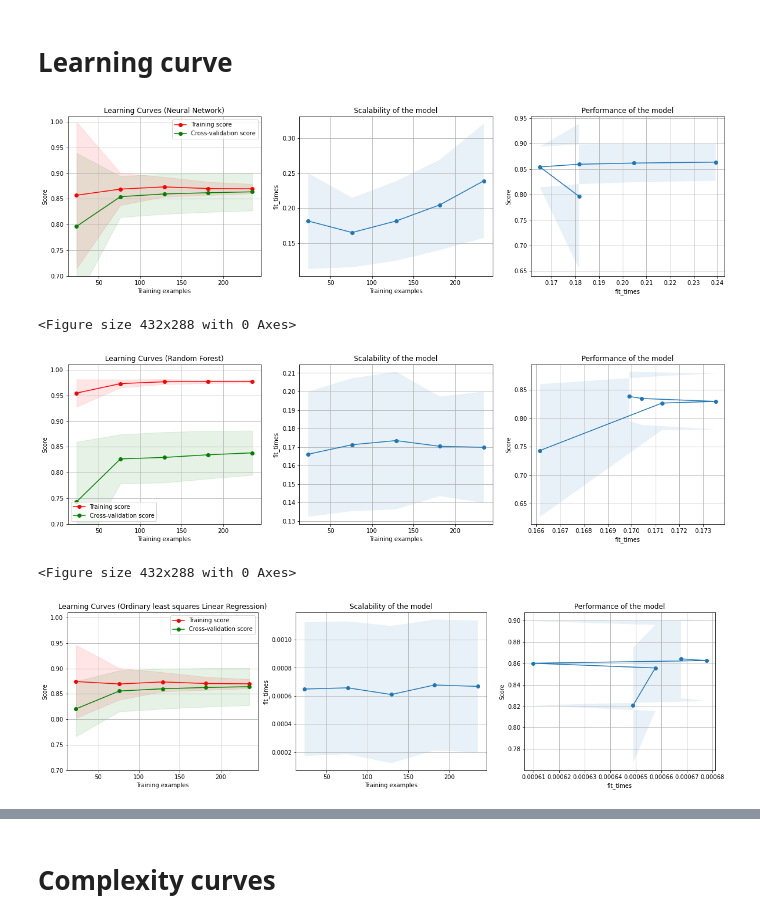
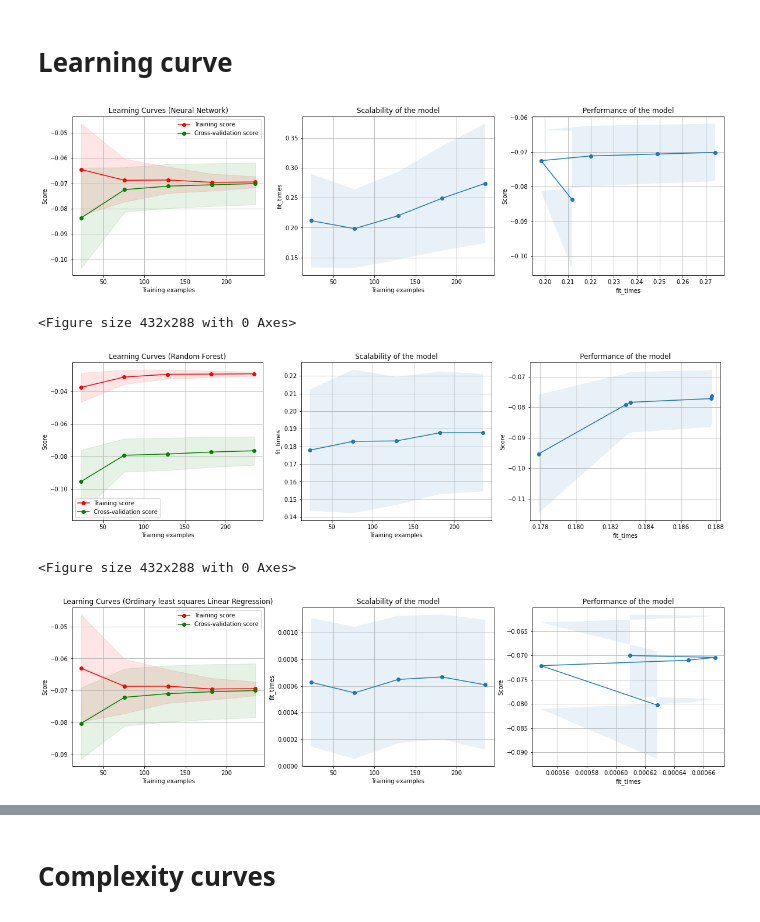
Before and after one commit to sechava4/monitoreogrid, a Jupyter notebook: app/Develops/Consumption_estimation_Journal/Model_generation_notebook.ipynb, the cells around one changed output, grey strips where cells are left out. Saved outputs shown, nothing was run; the diff lists cells and outputs as text; code cells hidden in the pictures.

```diff
--- a/app/Develops/Consumption_estimation_Journal/Model_generation_notebook.ipynb
+++ b/app/Develops/Consumption_estimation_Journal/Model_generation_notebook.ipynb
@@ -500,15 +501,15 @@ def plot_learning_curve(estimator, title, X, y, axes=None, ylim=None, cv=None,
         _, axes = plt.subplots(1, 3, figsize=(20, 5))
 
     axes[0].set_title(title)
-    if ylim is not None:
-        axes[0].set_ylim(*ylim)
+    #if ylim is not None:
+        #axes[0].set_ylim(*ylim)
     axes[0].set_xlabel("Training examples")
     axes[0].set_ylabel("Score")
 
     train_sizes, train_scores, test_scores, fit_times, _ = \
         learning_curve(estimator, X, y, cv=cv, n_jobs=n_jobs,
                        train_sizes=train_sizes,
-                       return_times=True)
+                       return_times=True, scoring='neg_root_mean_squared_error')
     train_scores_mean = np.mean(train_scores, axis=1)
     train_scores_std = np.std(train_scores, axis=1)
     test_scores_mean = np.mean(test_scores, axis=1)
@@ -558,37 +559,37 @@ cv = ShuffleSplit(n_splits=100, test_size=0.2, random_state=0)
 
 estimator = MLPRegressor(random_state=1, activation='logistic', alpha=0.001, hidden_layer_sizes= (150,30),
                          max_iter=10500, solver='lbfgs')
-plot_learning_curve(estimator, title, X, y, ylim=(0.7, 1.01),
+plot_learning_curve(estimator, title, X, y, # ylim=(0.7, 1.01),
                     cv=cv, n_jobs=-1)
 plt.show()
 
 plt.figure()
 title = "Learning Curves (Random Forest)"
 # Cross validation with 100 iterations to get smoother mean test and train
 # score curves, each time with 20% data randomly selected as a validation set.
 cv = ShuffleSplit(n_splits=100, test_size=0.2, random_state=0)
 
 estimator = RandomForestRegressor(n_estimators=60, max_depth=20,
                                    random_state=0,max_features='auto' , criterion='mse', n_jobs=-1)
-plot_learning_curve(estimator, title, X, y, ylim=(0.7, 1.01),
+plot_learning_curve(estimator, title, X, y, # ylim=(0.7, 1.01),
                     cv=cv, n_jobs=-1)
 
 plt.show()
 
 plt.figure()
 title = "Learning Curves (Ordinary least squares Linear Regression)"
 # Cross validation with 100 iterations to get smoother mean test and train
 # score curves, each time with 20% data randomly selected as a validation set.
 cv = ShuffleSplit(n_splits=100, test_size=0.2, random_state=0)
 
 estimator = linear_model.LinearRegression(n_jobs=-1)
-plot_learning_curve(estimator, title, X, y, ylim=(0.7, 1.01),
+plot_learning_curve(estimator, title, X, y,  # ylim=(0.7, 1.01),
                     cv=cv, n_jobs=-1)
 
 plt.show()
 # %% [output]
-[figure, old version]
+[figure, new version]
 <Figure size 432x288 with 0 Axes>
-[figure, old version]
+[figure, new version]
 <Figure size 432x288 with 0 Axes>
-[figure, old version]
+[figure, new version]
```
Also changed, not shown: parts of 4 cells of this notebook, 1 other file.
